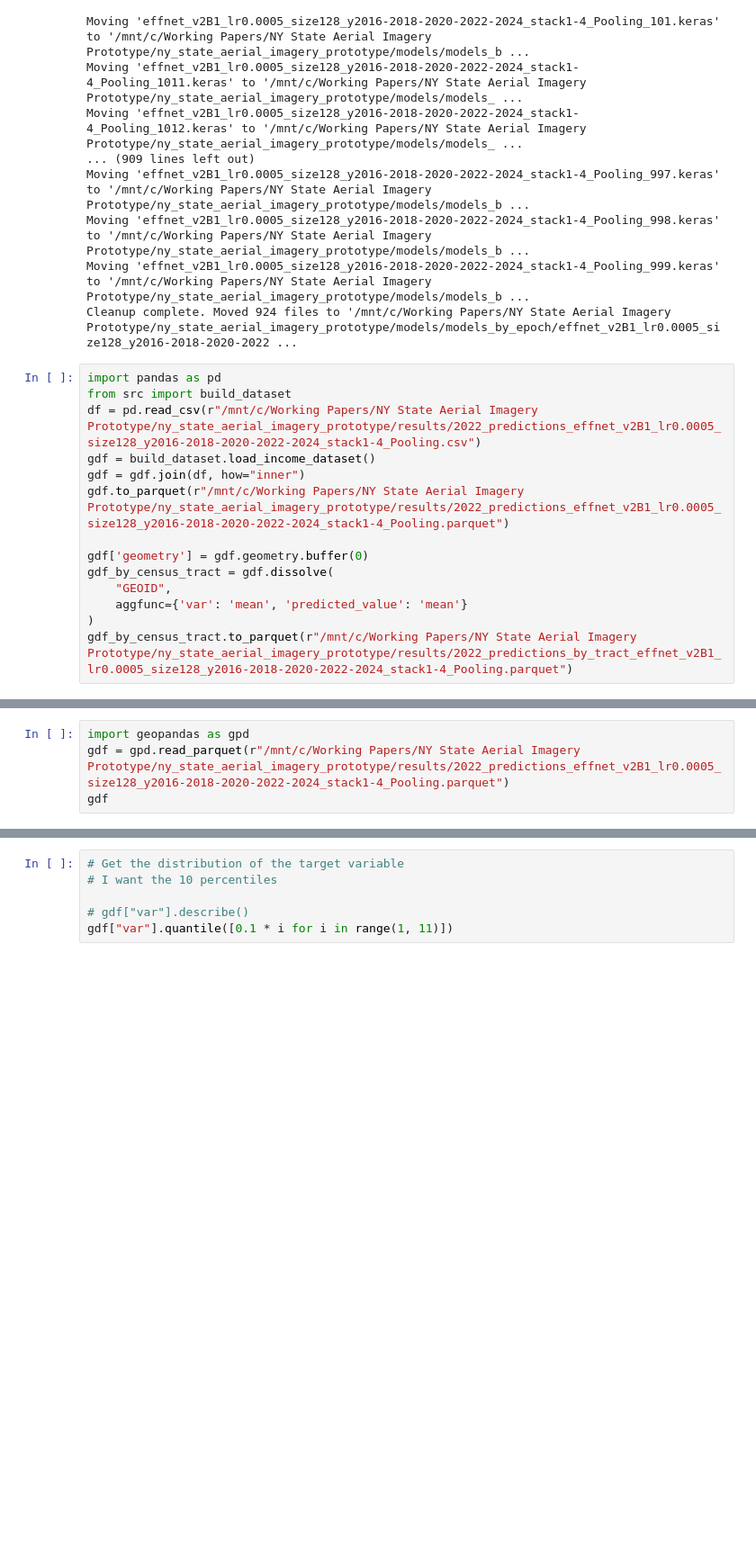
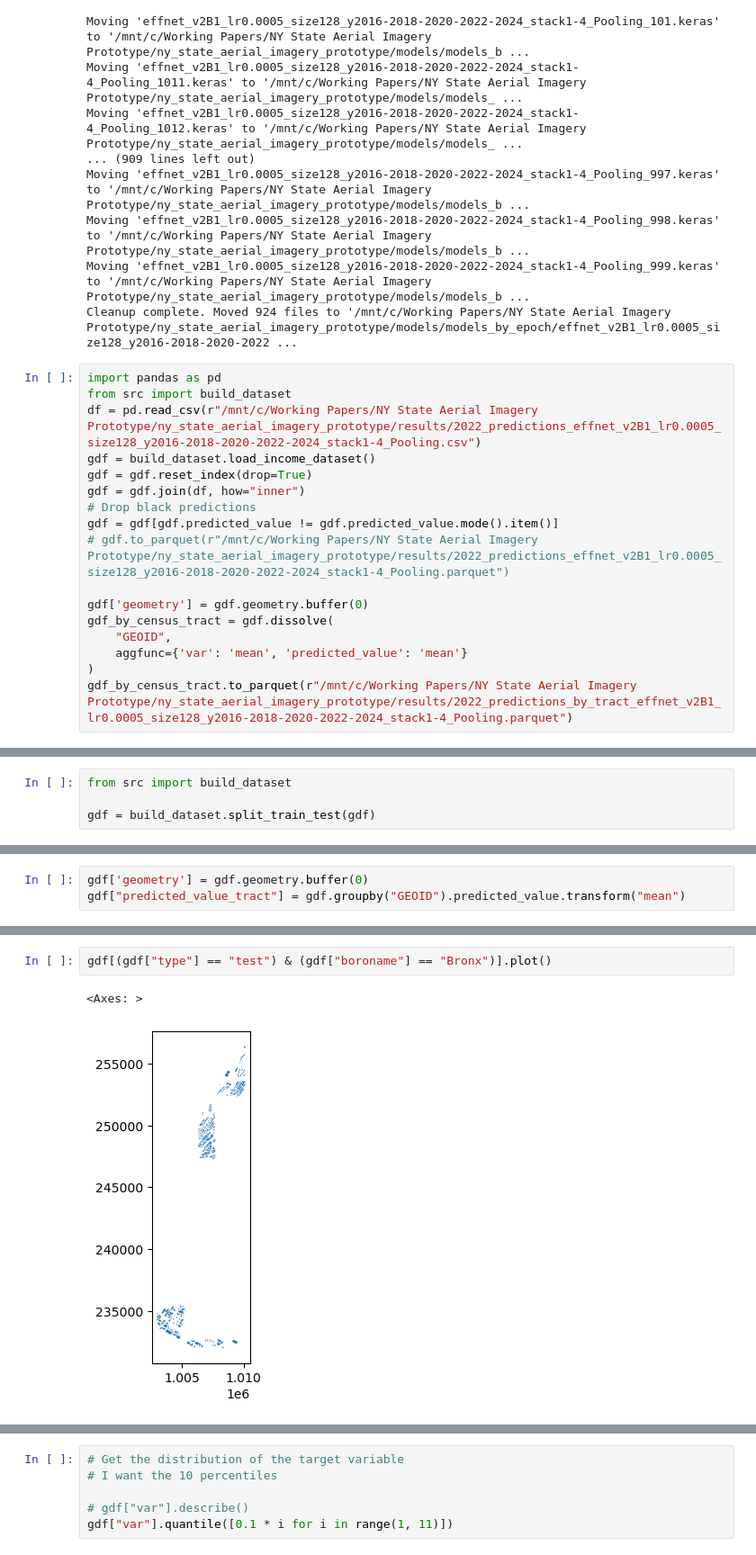
Before and after one commit to Queeno11/ny_state_aerial_imagery_prototype, a Jupyter notebook: notebooks/test.ipynb, the cells around one changed output, grey strips where cells are left out. Shown at 90% size. Cells and saved outputs as stored; diff of their text form; blank space fills up the shorter version.

```diff
--- a/notebooks/test.ipynb
+++ b/notebooks/test.ipynb
@@ -186,8 +186,11 @@ import pandas as pd
 from src import build_dataset
 df = pd.read_csv(r"/mnt/c/Working Papers/NY State Aerial Imagery Prototype/ny_state_aerial_imagery_prototype/results/2022_predictions_effnet_v2B1_lr0.0005_size128_y2016-2018-2020-2022-2024_stack1-4_Pooling.csv")
 gdf = build_dataset.load_income_dataset()
+gdf = gdf.reset_index(drop=True)
 gdf = gdf.join(df, how="inner")
-gdf.to_parquet(r"/mnt/c/Working Papers/NY State Aerial Imagery Prototype/ny_state_aerial_imagery_prototype/results/2022_predictions_effnet_v2B1_lr0.0005_size128_y2016-2018-2020-2022-2024_stack1-4_Pooling.parquet")
+# Drop black predictions
+gdf = gdf[gdf.predicted_value != gdf.predicted_value.mode().item()]
+# gdf.to_parquet(r"/mnt/c/Working Papers/NY State Aerial Imagery Prototype/ny_state_aerial_imagery_prototype/results/2022_predictions_effnet_v2B1_lr0.0005_size128_y2016-2018-2020-2022-2024_stack1-4_Pooling.parquet")
 
 gdf['geometry'] = gdf.geometry.buffer(0)
 gdf_by_census_tract = gdf.dissolve(
@@ -214,4 +200,0 @@ df
-# %%
-import geopandas as gpd
-gdf = gpd.read_parquet(r"/mnt/c/Working Papers/NY State Aerial Imagery Prototype/ny_state_aerial_imagery_prototype/results/2022_predictions_effnet_v2B1_lr0.0005_size128_y2016-2018-2020-2022-2024_stack1-4_Pooling.parquet")
-gdf
@@ -249,0 +201,4 @@ gdf
+# %%
+from src import build_dataset
+
+gdf = build_dataset.split_train_test(gdf)
@@ -249,0 +220,3 @@ gdf
+# %%
+gdf['geometry'] = gdf.geometry.buffer(0)
+gdf["predicted_value_tract"] = gdf.groupby("GEOID").predicted_value.transform("mean")
@@ -249,0 +234,5 @@ gdf
+# %%
+gdf[(gdf["type"] == "test") & (gdf["boroname"] == "Bronx")].plot()
+# %% [output]
+<Axes: >
+[figure, added]
```
Also changed, not shown: parts of 13 cells of this notebook, 3 other files.
